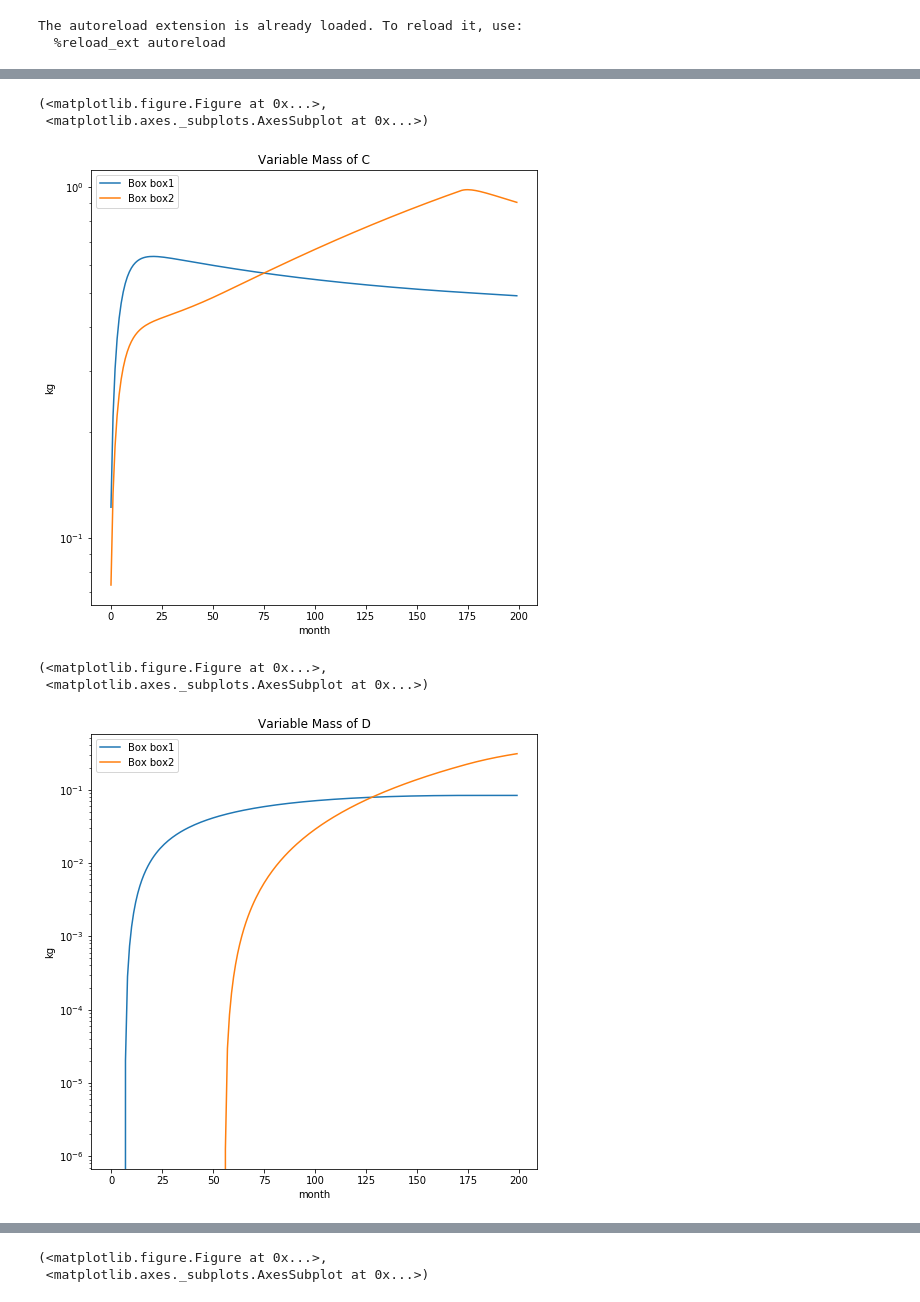
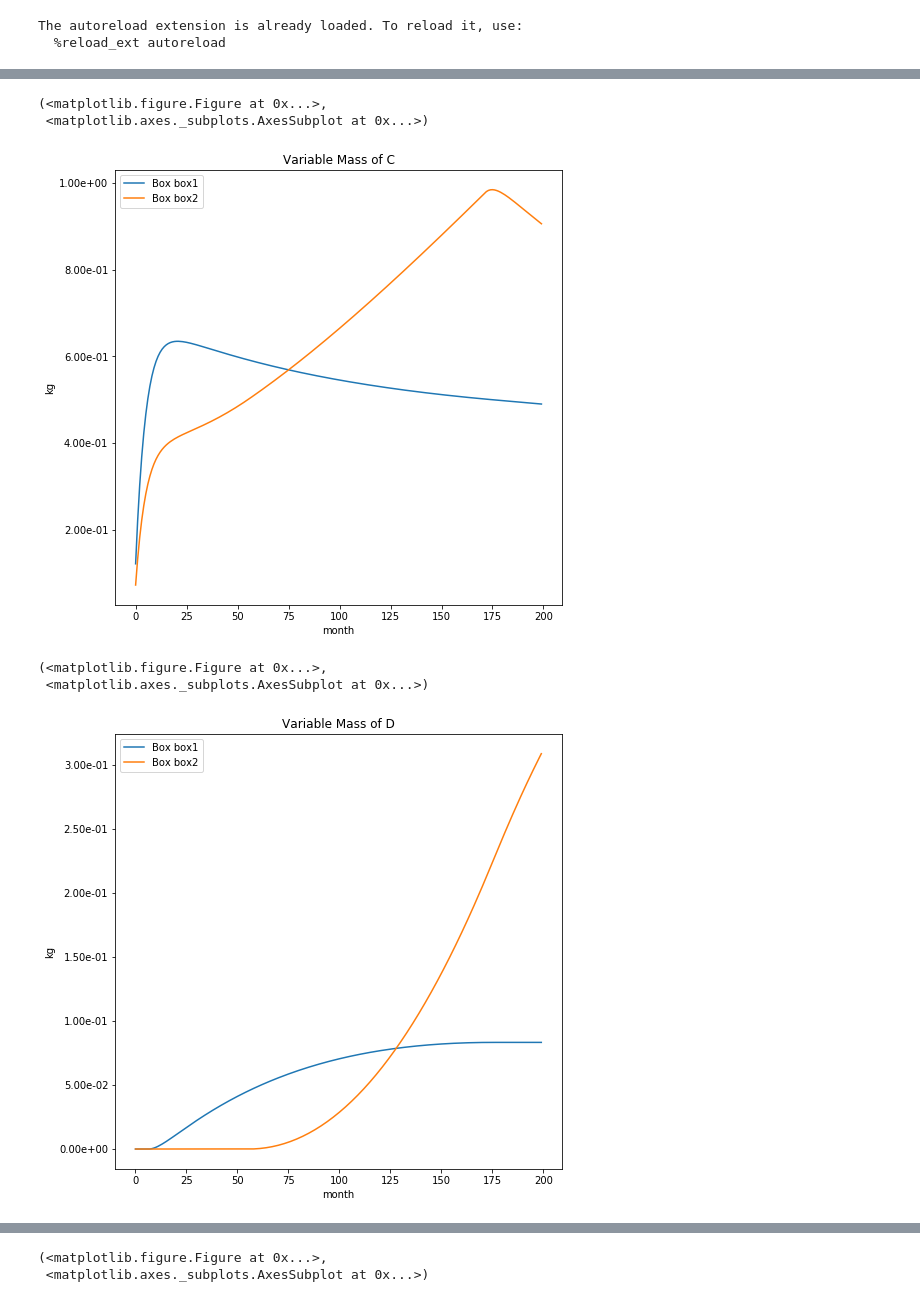
Before and after one commit to maschwanden/boxsimu, a Jupyter notebook: simulations/testing_notebooks/Simu3.ipynb, the cells around one changed output, grey strips where cells are left out. Saved outputs shown, nothing was run; the diff lists cells and outputs as text; code cells hidden in the pictures.

```diff
--- a/simulations/testing_notebooks/Simu3.ipynb
+++ b/simulations/testing_notebooks/Simu3.ipynb
@@ -81,12 +186,12 @@ sol.plot_variable_mass_of_all_boxes(system.variables.B)
 # %%
-sol.plot_variable_mass_of_all_boxes(system.variables.C)
+sol.plot_variable_mass_of_all_boxes(system.variables.C, yaxis_log=False)
 # %% [output]
 (<matplotlib.figure.Figure at 0x...>,
  <matplotlib.axes._subplots.AxesSubplot at 0x...>)
-[figure, old version]
+[figure, new version]
 # %%
-sol.plot_variable_mass_of_all_boxes(system.variables.D)
+sol.plot_variable_mass_of_all_boxes(system.variables.D, yaxis_log=False)
 # %% [output]
 (<matplotlib.figure.Figure at 0x...>,
  <matplotlib.axes._subplots.AxesSubplot at 0x...>)
-[figure, old version]
+[figure, new version]
```
Also changed, not shown: parts of 21 cells of this notebook, 25 other files.
